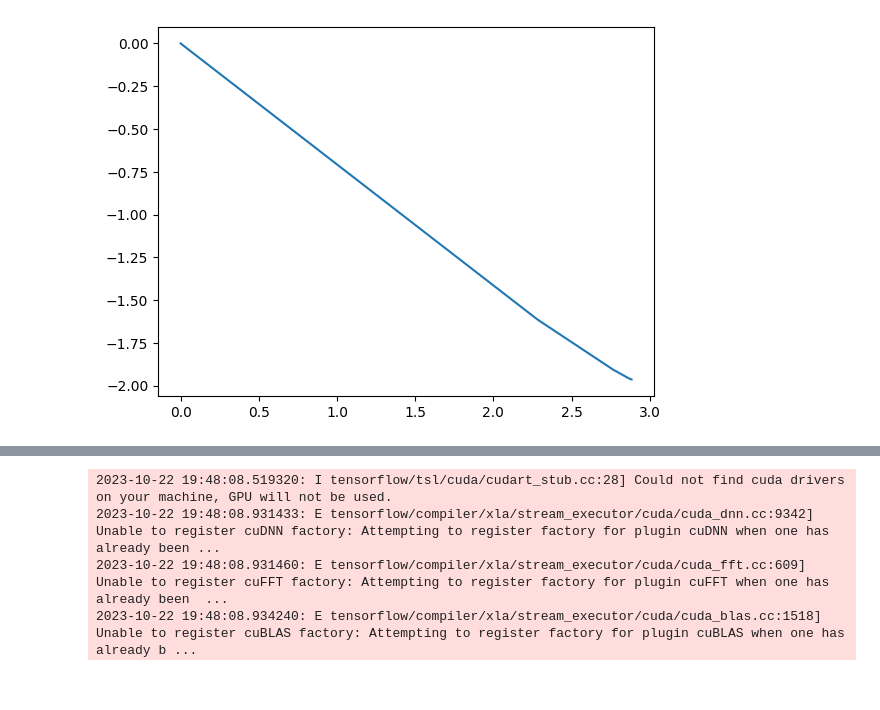
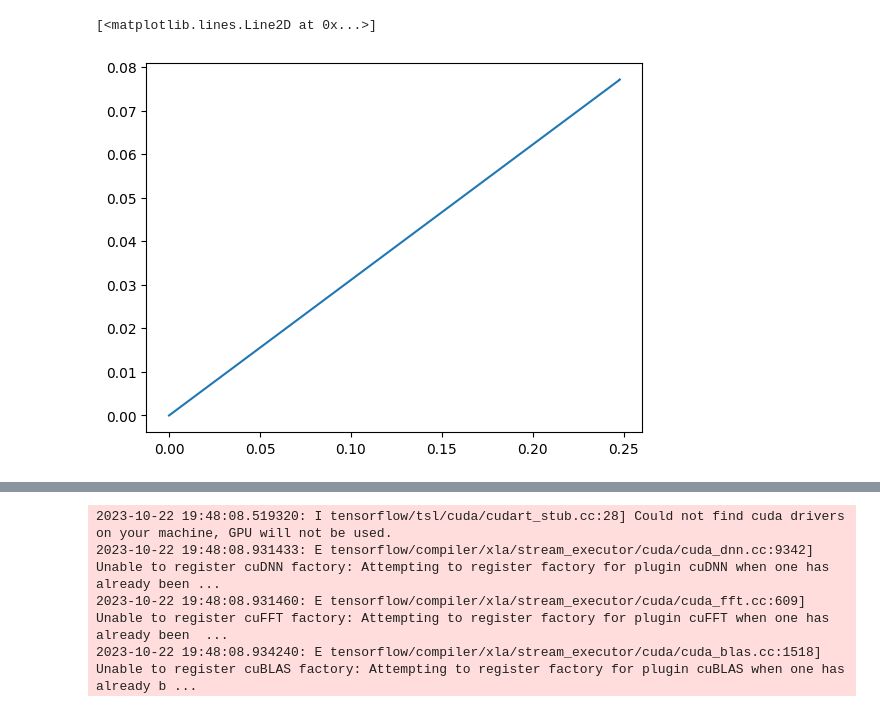
Before and after one commit to SuchethShenoy/DeepKoopman, a Jupyter notebook: postprocessing/phasepotrait_2.ipynb, the cells around one changed output, grey strips where cells are left out. Saved outputs shown, nothing was run; the diff lists cells and outputs as text; code cells hidden in the pictures.

Commit message:
Modified phase potrait plot

```diff
--- a/postprocessing/phasepotrait_2.ipynb
+++ b/postprocessing/phasepotrait_2.ipynb
@@ -9,5 +13,5 @@ import pickle
 import simple_notebookfns as sn
 from tqdm import tqdm
 # %%
-fname = "../exp/exp_duffing_1/Duffing_2023_10_17_20_51_57_954949_model.pkl"
+fname = "../exp/exp_duffing_uniformRandom_2/Duffing_uniformRandom_2023_10_31_10_26_07_803960_model.pkl"
 # fname = "../exp/exp_pendulum_2/Pendulum_2023_10_16_17_15_29_757456_model.pkl"
@@ -13,0 +245,20 @@ fname = "../exp/exp_duffing_1/Duffing_2023_10_17_20_51_57_954949_model.pkl"
+# %%
+initial = np.array([[0.5,0.5]])
+timesteps = 20
+
+z = encoder_model.predict(initial, verbose=False)
+
+z_progressed = []
+for i in range(timesteps):
+    z_progressed.append(k_model.predict(z, verbose=False))
+    z = z_progressed[-1]
+
+x_progressed = [initial]
+for z in z_progressed:
+    x_progressed.append(decoder_model.predict(z, verbose=False))
+
+x_progressed = np.asarray(x_progressed)
+x_progressed = np.squeeze(x_progressed)
+
+# plt.scatter(x_progressed[:, 0], x_progressed[:, 1])
+plt.plot(x_progressed[:, 0], x_progressed[:, 1])
@@ -63,6 +314,6 @@ array([[ 2.514781 , -1.4514384]], dtype=float32)
 # %%
 x0 = np.array([[0,0]])
-steps = 100
+steps = 5
 
 y = []
 y.append(x0)
@@ -76,4 +327,5 @@ plt.plot(y[:,0], y[:,1])
+[<matplotlib.lines.Line2D at 0x...>]
-[figure, old version]
+[figure, new version]
 # %%
 x_range = np.linspace(-1, 1, 10)  # Increase the number of initial conditions
 y_range = np.linspace(-1, 1, 10)  # Increase the number of initial conditions
```
Also changed, not shown: parts of 17 cells of this notebook.
